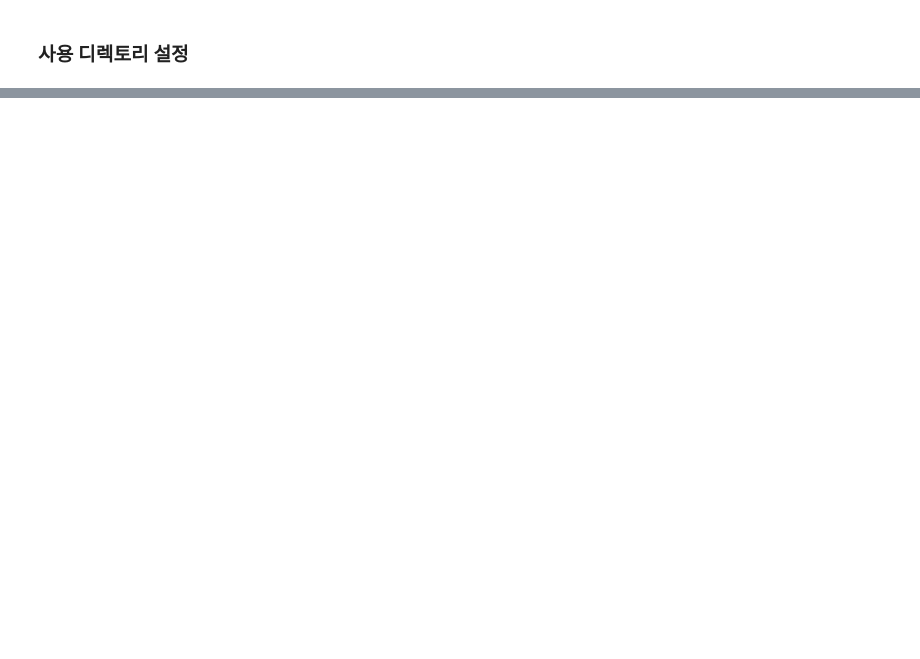
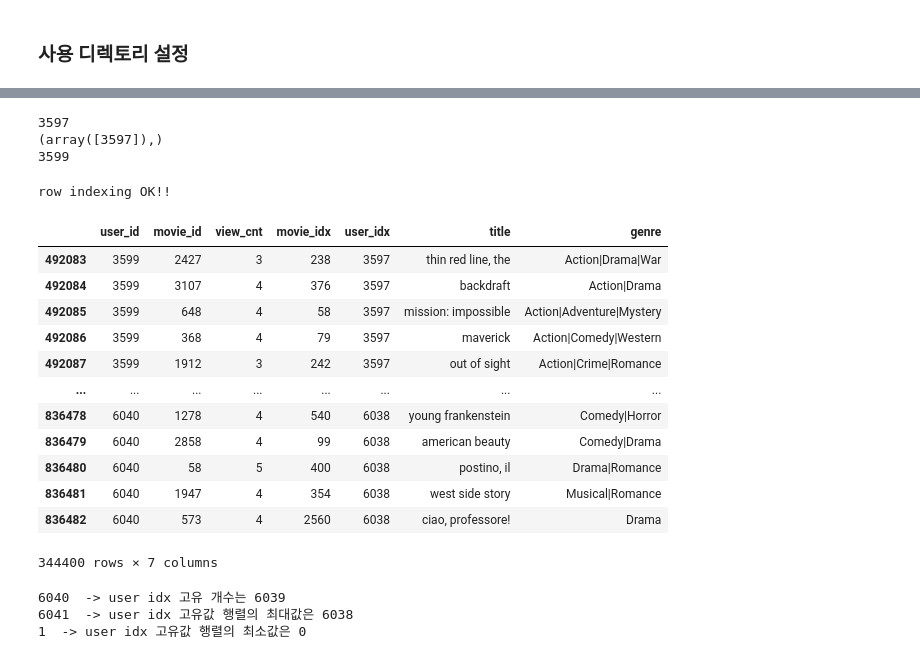
Before and after one commit to vg-rlo/aiffel-mini-projects, a Jupyter notebook: Exploration/Als_music_recommendation/[E-8]MovieRecommendation.ipynb, the cells around one changed output, grey strips where cells are left out. Cells and saved outputs as stored; diff of their text form; code cells hidden in the pictures; blank space fills up the shorter version.

Commit message:
MovieRecommendation complet!

```diff
--- a/Exploration/Als_music_recommendation/[E-8]MovieRecommendation.ipynb
+++ b/Exploration/Als_music_recommendation/[E-8]MovieRecommendation.ipynb
@@ -137,0 +563,7 @@ movies.head()
+# %%
+# unique함수를 활용해 key, value 값을 바꿔줌으로써 indexing
+movie_to_idx = {v:k for k,v in enumerate(movie_unique)}
+print(movie_to_idx[3408])
+
+np.where(movie_unique == 3408)
+print(movie_unique[3])
@@ -137,0 +573,8 @@ movies.head()
+# %%
+# movie_to_idx 통해 movie_id 컬럼도 동일한 방식으로 인덱싱해 줍니다.
+temp_data = ratings['movie_id'].map(movie_to_idx.get).dropna()
+if len(temp_data) == len(ratings):
+    print('column indexing OK!!')
+    ratings['movie_idx'] = temp_data
+else:
+    print('column indexing Fail!!')
@@ -137,0 +634,6 @@ movies.head()
+# %%
+# 나 자신의 user_id를 비어있는 6041 대신 3599에 할당 => pass
+ratings = ratings.replace({'user_id': 6041}, {'user_id':3599})
+ratings = ratings.sort_values(['user_id'])
+
+ratings.head()
@@ -137,0 +647,48 @@ movies.head()
+# %%
+# unique함수를 활용해 key, value 값을 바꿔줌으로써 indexing
+user_to_idx = {v:k for k,v in enumerate(user_unique)}
+
+print(user_to_idx[3599])
+print(np.where(user_unique == 3599))
+print(user_unique[3597])
+# %% [output]
+3597
+(array([3597]),)
+3599
+# %%
+# user_to_idx 통해 user_id 컬럼도 동일한 방식으로 인덱싱해 줍니다.
+temp_data = ratings['user_id'].map(user_to_idx.get).dropna()
+if len(temp_data) == len(ratings):
+    print('row indexing OK!!')
+    ratings['user_idx'] = temp_data
+else:
+    print('row indexing Fail!!')
+
+ratings.tail(344400)
+# %% [output]
+row indexing OK!!
+|  | user_id | movie_id | view_cnt | movie_idx | user_idx | title | genre |
+| 492083 | 3599 | 2427 | 3 | 238 | 3597 | thin red line, the | Action|Drama|War |
+| 492084 | 3599 | 3107 | 4 | 376 | 3597 | backdraft | Action|Drama |
+| 492085 | 3599 | 648 | 4 | 58 | 3597 | mission: impossible | Action|Adventure|Mystery |
+| 492086 | 3599 | 368 | 4 | 79 | 3597 | maverick | Action|Comedy|Western |
+| 492087 | 3599 | 1912 | 3 | 242 | 3597 | out of sight | Action|Crime|Romance |
+| ... | ... | ... | ... | ... | ... | ... | ... |
+| 836478 | 6040 | 1278 | 4 | 540 | 6038 | young frankenstein | Comedy|Horror |
+| 836479 | 6040 | 2858 | 4 | 99 | 6038 | american beauty | Comedy|Drama |
+| 836480 | 6040 | 58 | 5 | 400 | 6038 | postino, il | Drama|Romance |
+| 836481 | 6040 | 1947 | 4 | 354 | 6038 | west side story | Musical|Romance |
+| 836482 | 6040 | 573 | 4 | 2560 | 6038 | ciao, professore! | Drama |
+344400 rows × 7 columns
+# %%
+# user_idx 기준으로 고유값 다시 계산
+user_idx_unique = ratings['user_idx'].unique()
+user_idx_nunique = ratings['user_idx'].nunique()
+
+print(user_nunique, ' -> user idx 고유 개수는', user_idx_nunique)
+print(max(user_unique),' -> user idx 고유값 행렬의 최대값은', max(user_idx_unique))
+print(min(user_unique),' -> user idx 고유값 행렬의 최소값은', min(user_idx_unique)) # index 0 포함됨
+# %% [output]
+6040  -> user idx 고유 개수는 6039
+6041  -> user idx 고유값 행렬의 최대값은 6038
+1  -> user idx 고유값 행렬의 최소값은 0
```
Also changed, not shown: parts of 122 cells of this notebook.
